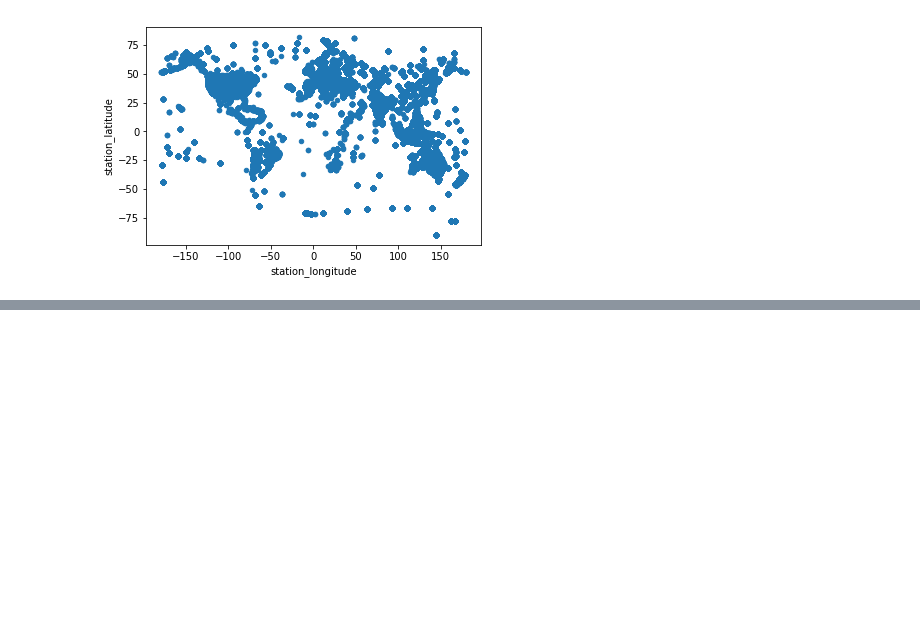
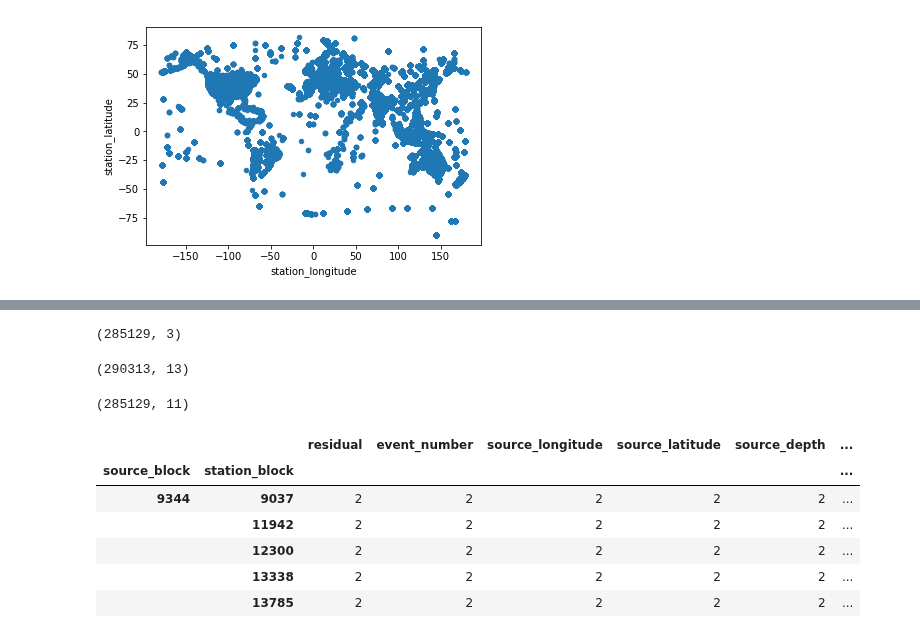
Before and after one commit to GeoscienceAustralia/hiperseis, a Jupyter notebook: notebooks/seismic_events2stations_rays.ipynb, the cells around one changed output, grey strips where cells are left out. Drawn from its saved outputs; the diff is of its cells as text; code cells hidden in the pictures; blank space fills up the shorter version.

```diff
--- a/notebooks/seismic_events2stations_rays.ipynb
+++ b/notebooks/seismic_events2stations_rays.ipynb
@@ -144,0 +157,26 @@ plt.figure(); pdf2.plot.scatter(x='station_longitude', y='station_latitude')
+# %%
+med.shape
+# %% [output]
+(285129, 3)
+# %%
+pdf2.shape
+# %% [output]
+(290313, 13)
+# %%
+pdf3=pdf2.groupby(by=['source_block', 'station_block']).count()
+# %%
+pdf3.shape
+# %% [output]
+(285129, 11)
+# %%
+pdf4=pdf3[(pdf3['residual']>1)]
+# %%
+pdf4.head()
+# %% [output]
+|  |  | residual | event_number | source_longitude | source_latitude | source_depth | ... |
+| source_block | station_block |  |  |  |  |  | ... |
+| 9344 | 9037 | 2 | 2 | 2 | 2 | 2 | ... |
+|  | 11942 | 2 | 2 | 2 | 2 | 2 | ... |
+|  | 12300 | 2 | 2 | 2 | 2 | 2 | ... |
+|  | 13338 | 2 | 2 | 2 | 2 | 2 | ... |
+|  | 13785 | 2 | 2 | 2 | 2 | 2 | ... |
```
Also changed, not shown: parts of 2 cells of this notebook.
